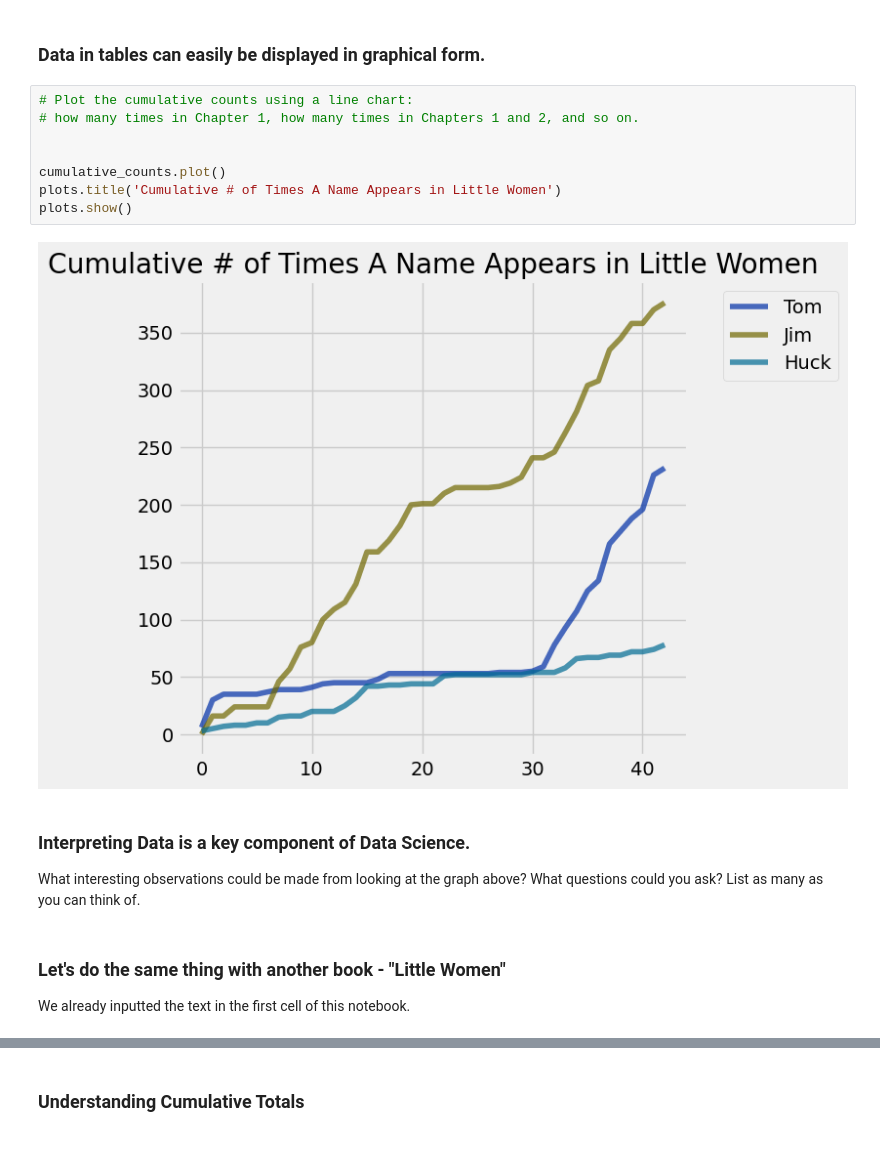
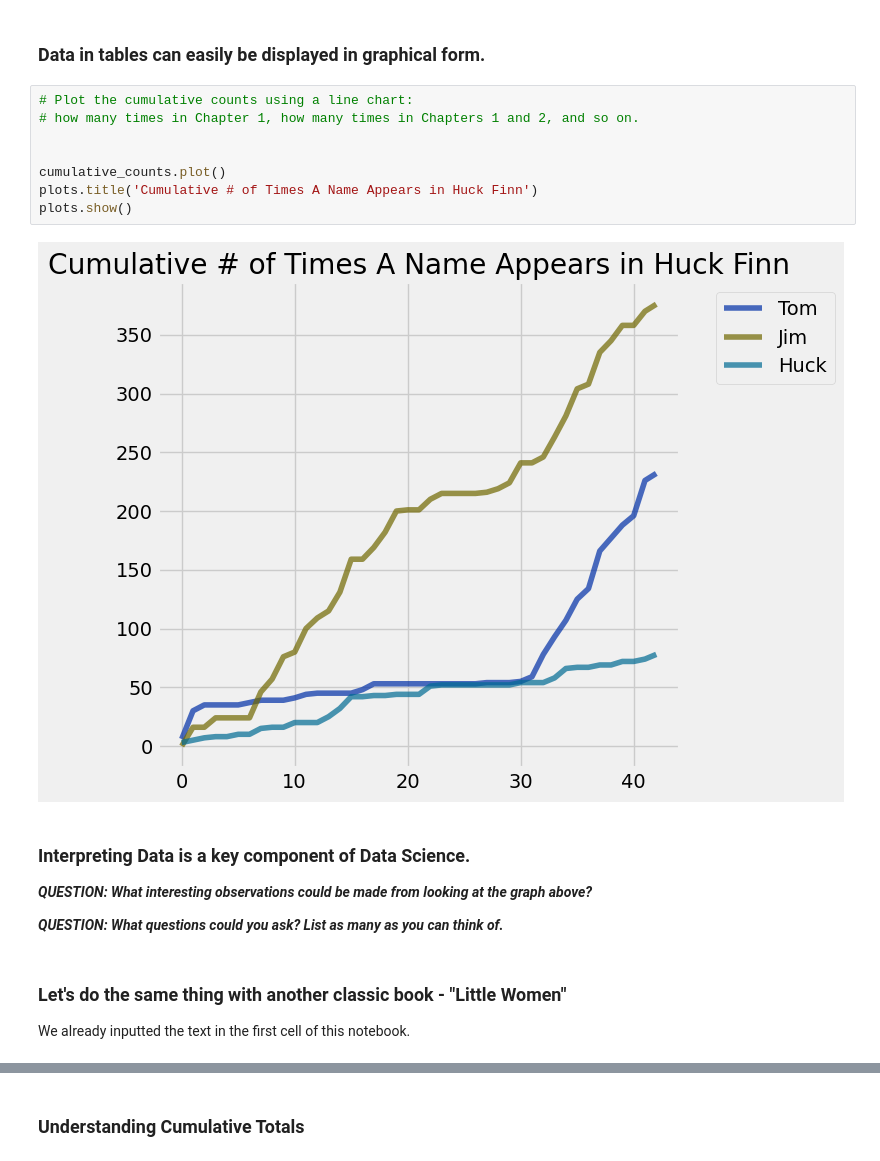
Before and after one commit to RHC-DSCI-100/Lecture-Notes, a Jupyter notebook: lecture/lec01_instructor.ipynb, the cells around one changed output, grey strips where cells are left out. Saved outputs shown, nothing was run; the diff lists cells and outputs as text.

```diff
--- a/lecture/lec01_instructor.ipynb
+++ b/lecture/lec01_instructor.ipynb
@@ -129,20 +129,20 @@ cumulative_counts
 # %%
 # Plot the cumulative counts using a line chart:
 # how many times in Chapter 1, how many times in Chapters 1 and 2, and so on.
 
 
 cumulative_counts.plot()
-plots.title('Cumulative # of Times A Name Appears in Little Women')
+plots.title('Cumulative # of Times A Name Appears in Huck Finn')
 plots.show()
 # %% [output]
-[figure, old version]
+[figure, new version]
 # %% [markdown]
 ### Interpreting Data is a key component of Data Science.
-What interesting observations could be made from looking at the graph above?
-What questions could you ask?
-List as many as you can think of.
+***QUESTION: What interesting observations could be made from looking at the graph above?***
+
+***QUESTION: What questions could you ask? List as many as you can think of.***
 # %% [markdown]
-### Let's do the same thing with another book - "Little Women"
+### Let's do the same thing with another classic book - "Little Women"
 We already inputted the text in the first cell of this notebook.
 # %%
 # The chapters of Little Women
```
Also changed, not shown: parts of 8 cells of this notebook.
